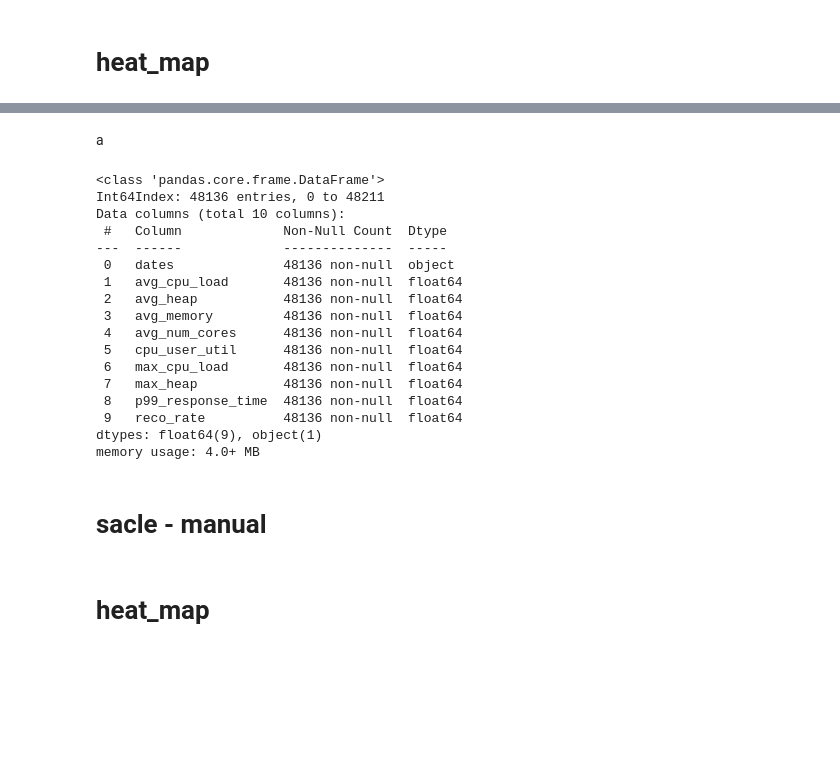
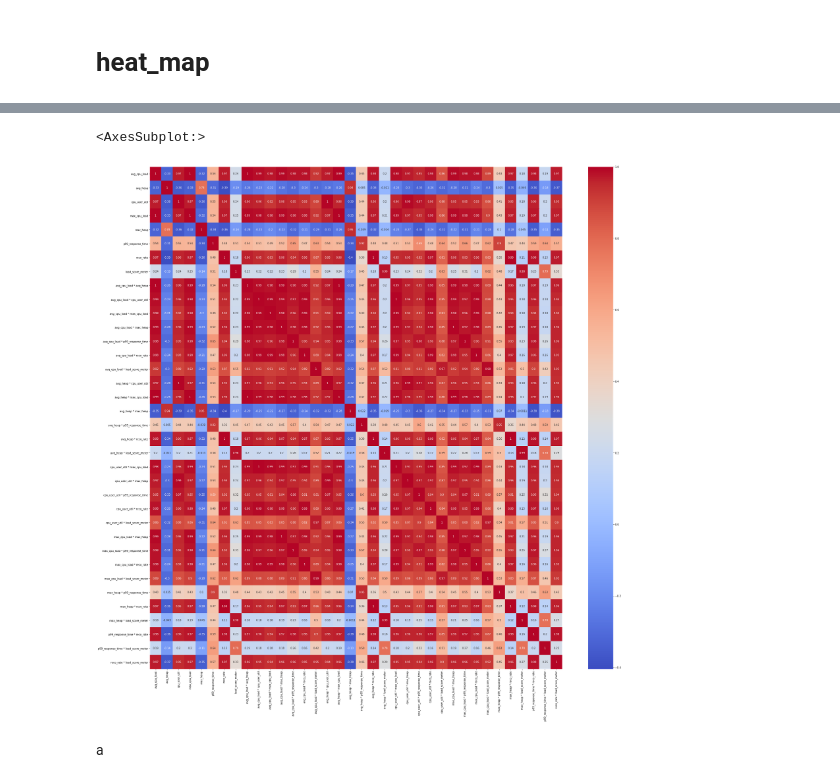
Before and after one commit to gilad83/Taboola-Internship, a Jupyter notebook: plot_jupyter_singleServer_new_metrics.ipynb, the cells around one changed output, grey strips where cells are left out. Saved outputs shown, nothing was run; the diff lists cells and outputs as text; code cells hidden in the pictures; blank space fills up the shorter version.

```diff
--- a/plot_jupyter_singleServer_new_metrics.ipynb
+++ b/plot_jupyter_singleServer_new_metrics.ipynb
@@ -71,5 +151,12 @@ csv_data_40_cores.hist(bins = 20, figsize = (20,20), color = 'r')
-# %%
-sns.set(rc={'figure.figsize': (30, 18.27)})
-g = sns.lineplot(x="dates", y="vals", hue='all_data', data=normalized_df_all_dates_graph)
-g.xaxis.set_major_locator(MultipleLocator(200))
-plt.xlim(0)
+# %%
+def add_multiply( dataset):
+    feature_names1 = dataset.columns
+    feature_names2 = dataset.columns
+
+    for feature1 in feature_names1:
+        feature_names2 = feature_names2[1:]
+        for feature2 in feature_names2:
+            if (feature1 != feature2 and feature1 !=  "dates" and feature2 != "dates"):
+                to_add = dataset[feature1] * dataset[feature2]
+                dataset[feature1 + " * " + feature2] = to_add
+    return dataset
@@ -75,0 +183,2 @@ plt.xlim(0)
+# %%
+multiply_data = add_multiply(data_to_scale)
@@ -76,24 +205,8 @@ plt.xlim(0)
+# %%
+f, ax = plt.subplots(figsize = (36, 36))
+sns.heatmap(multiply_data.corr(), annot = True,cmap='coolwarm')
+# %% [output]
+<AxesSubplot:>
+[figure, added]
 # %% [markdown]
 a
-# %%
-a
-# %% [output]
-<class 'pandas.core.frame.DataFrame'>
-Int64Index: 48136 entries, 0 to 48211
-Data columns (total 10 columns):
- #   Column             Non-Null Count  Dtype
----  ------             --------------  -----
- 0   dates              48136 non-null  object
- 1   avg_cpu_load       48136 non-null  float64
- 2   avg_heap           48136 non-null  float64
- 3   avg_memory         48136 non-null  float64
- 4   avg_num_cores      48136 non-null  float64
- 5   cpu_user_util      48136 non-null  float64
- 6   max_cpu_load       48136 non-null  float64
- 7   max_heap           48136 non-null  float64
- 8   p99_response_time  48136 non-null  float64
- 9   reco_rate          48136 non-null  float64
-dtypes: float64(9), object(1)
-memory usage: 4.0+ MB
-# %% [markdown]
-# sacle - manual
@@ -110,2 +212,0 @@ normalized_df_all_dates_graph = normalized_df_all_dates.melt('dates', var_name='
-# %% [markdown]
-# heat_map
```
Also changed, not shown: parts of 19 cells of this notebook, 6 other files.
